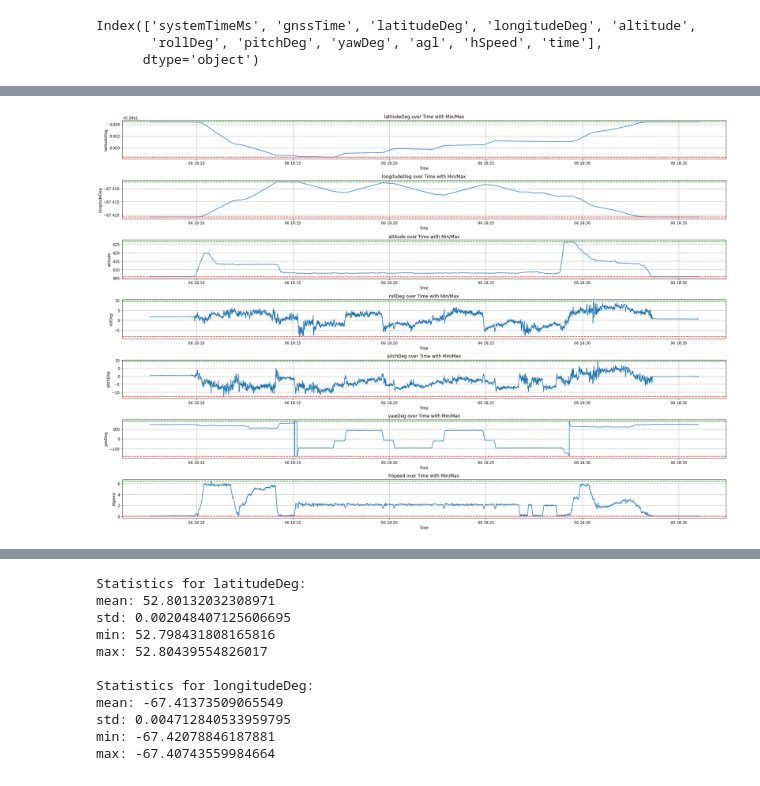
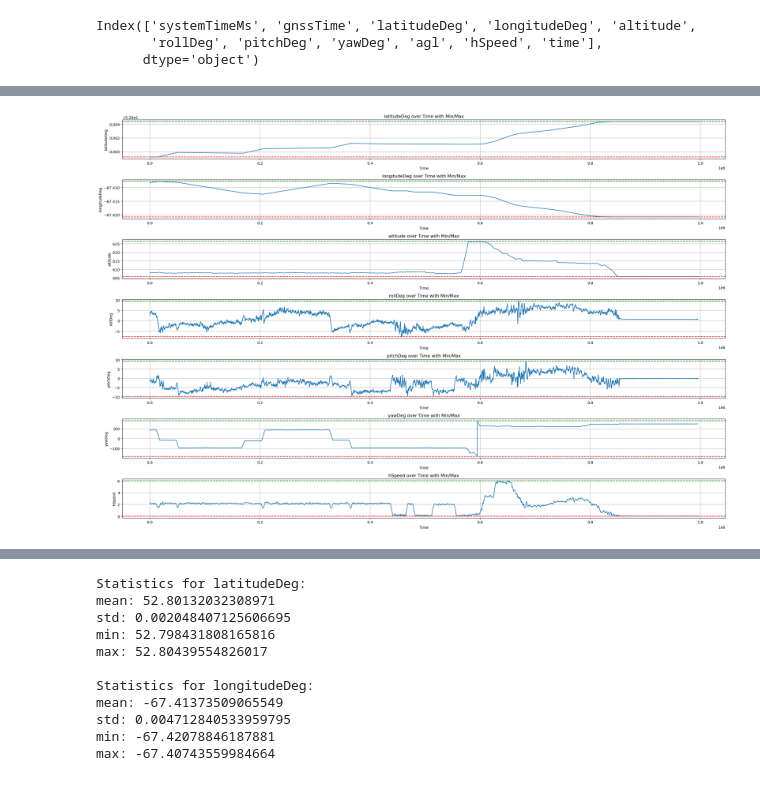
Before and after one commit to ECSE463-CAPSTONE/uav-modeling, a Jupyter notebook: Preliminary_Analysis/analysis.ipynb, the cells around one changed output, grey strips where cells are left out. Drawn from its saved outputs; the diff is of its cells as text; code cells hidden in the pictures.

```diff
--- a/Preliminary_Analysis/analysis.ipynb
+++ b/Preliminary_Analysis/analysis.ipynb
@@ -137,26 +157,26 @@ ModuleNotFoundError: No module named 'geopandas'
 # %%
 
 # Select columns (you can modify these to select any columns)
 columns_to_plot = ['latitudeDeg', 'longitudeDeg', 'altitude',
        'rollDeg', 'pitchDeg', 'yawDeg', 'hSpeed']
 
 # Plot selected columns
 plt.figure(figsize=(24, 16))
 
 for i, col in enumerate(columns_to_plot):
     plt.subplot(len(columns_to_plot), 1, i + 1)
-    plt.plot(df['time'], df[col], label=f'{col}')
+    plt.plot(df['TimeMs'], df[col], label=f'{col}')
     plt.axhline(y=df[col].min(), color='r', linestyle='--', label='Min')
     plt.axhline(y=df[col].max(), color='g', linestyle='--', label='Max')
     plt.title(f'{col} over Time with Min/Max')
     plt.xlabel('Time')
     plt.ylabel(col)
     plt.grid(True)
 
 plt.tight_layout()
 plt.show()
 # %% [output]
-[figure, old version]
+[figure, new version]
 # %%
 plt.figure(figsize=(24, 16))
 
```
Also changed, not shown: parts of 3 cells of this notebook, 1 other file.
